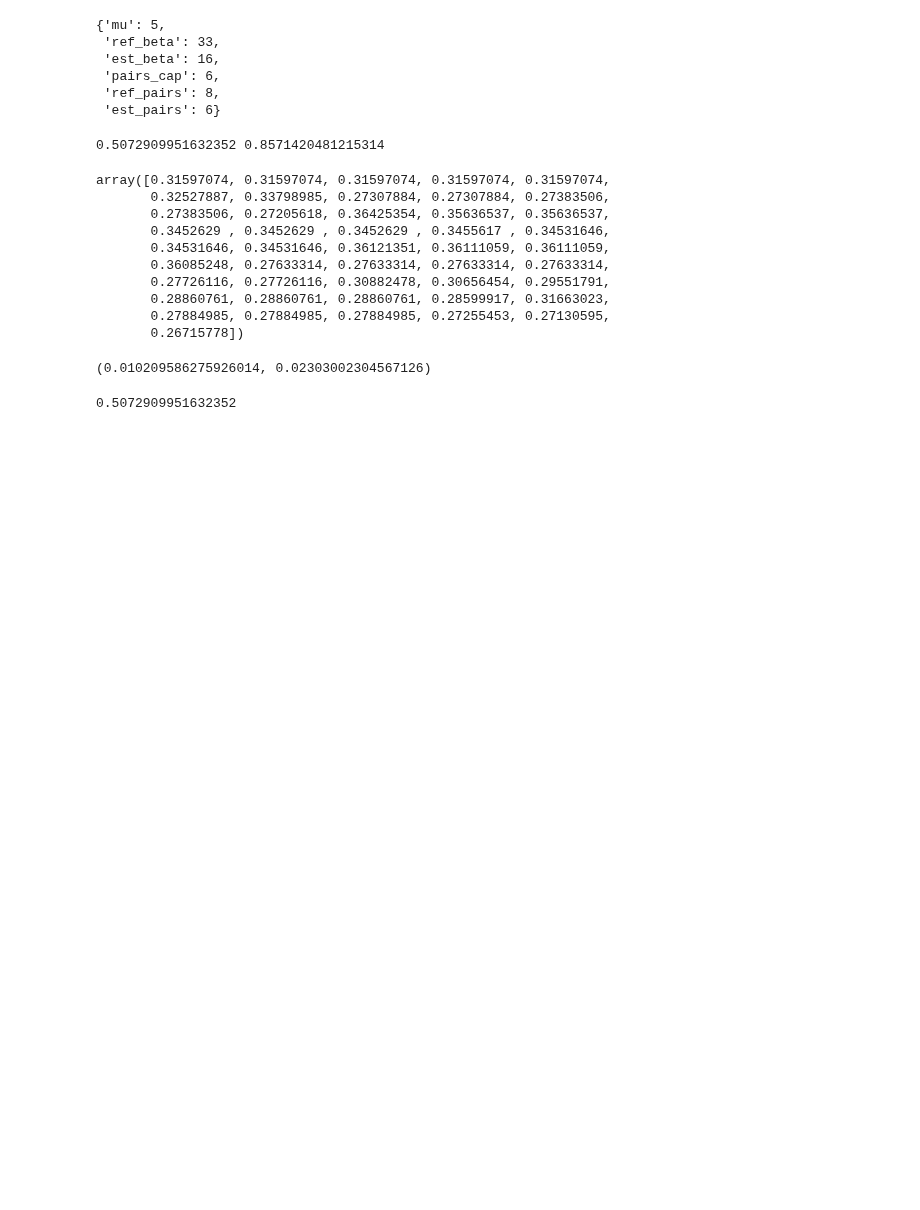
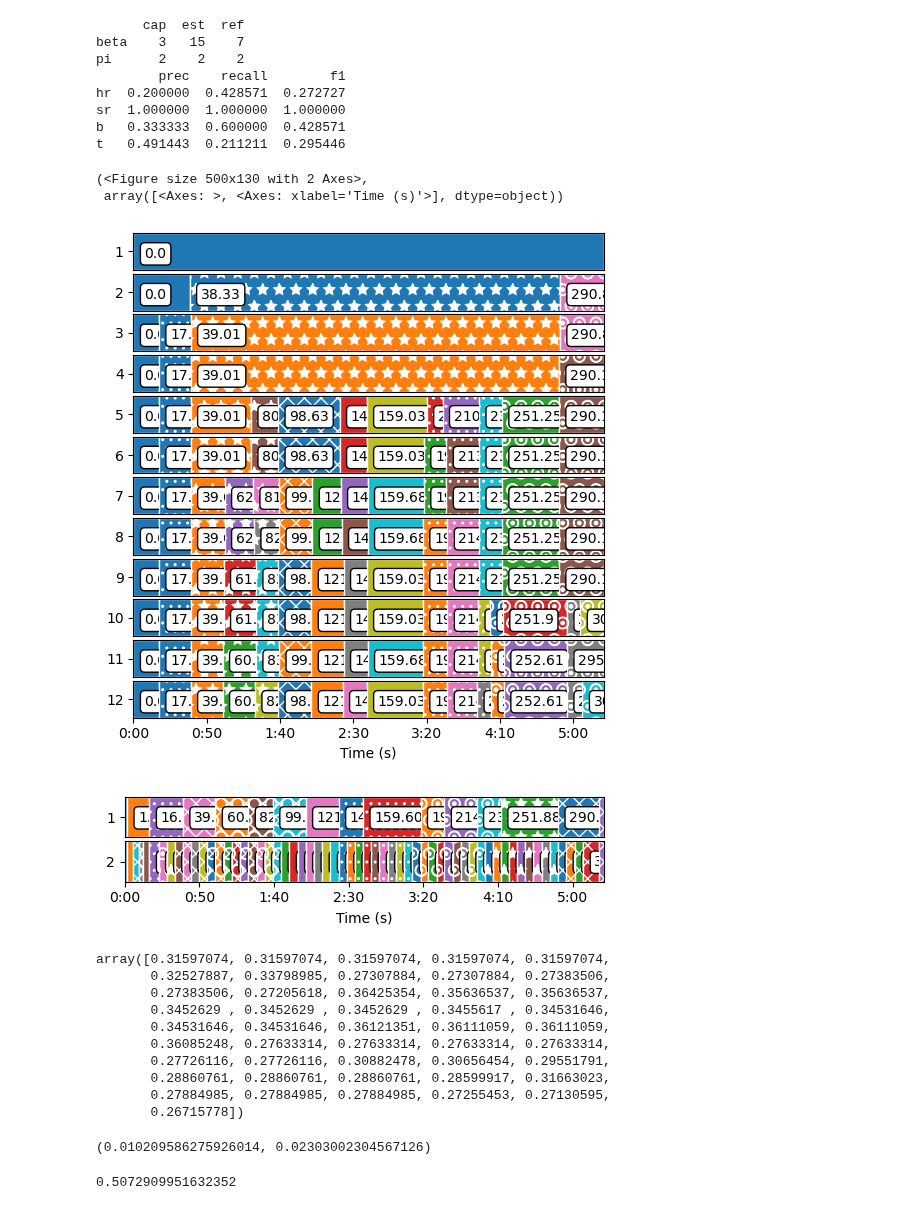
Before and after one commit to tomxi/bnl, a Jupyter notebook: scripts/bmeasure_exp.ipynb, the cells around one changed output. Drawn from its saved outputs; the diff is of its cells as text; code cells hidden in the pictures; blank space fills up the shorter version.

```diff
--- a/scripts/bmeasure_exp.ipynb
+++ b/scripts/bmeasure_exp.ipynb
@@ -12,12 +14,17 @@ print(tid)
 # %%
+
 ests, refs = bnl.fio.salami_annos(tid)
 est = next(iter(ests.values())).unique_labeling()
 ref = next(iter(refs.values())).unique_labeling()
-bnl.mtr.bmeasure(ref.itvls, est.itvls)
+scores = bnl.mtr.bmeasure(ref.itvls, est.itvls, trim=False)
+scores.loc['t'] = bnl.mtr.lmeasure(ref.itvls, ref.labels, est.itvls, est.labels)
+print(scores)
 # %% [output]
-{'mu': 5,
- 'ref_beta': 33,
- 'est_beta': 16,
- 'pairs_cap': 6,
- 'ref_pairs': 8,
- 'est_pairs': 6}
+      cap  est  ref
+beta    3   15    7
+pi      2    2    2
+        prec    recall        f1
+hr  0.200000  0.428571  0.272727
+sr  1.000000  1.000000  1.000000
+b   0.333333  0.600000  0.428571
+t   0.491443  0.211211  0.295446
@@ -26,7 +31,11 @@ caps, ref_triplets, est_triplets = bnl.mtr.lmeasure(ref.itvls, ref.labels, est.i
-# %%
-print((caps / ref_triplets).sum(), (caps / est_triplets).sum())
-# %% [output]
-0.5072909951632352 0.8571420481215314
+# %%
+ref.plot()
+est.plot()
+# %% [output]
+(<Figure size 500x130 with 2 Axes>,
+ array([<Axes: >, <Axes: xlabel='Time (s)'>], dtype=object))
+[figure, added]
+[figure, added]
 # %%
 ref_triplets
 # %% [output]
```
Also changed, not shown: parts of 2 cells of this notebook, 1 other file.
